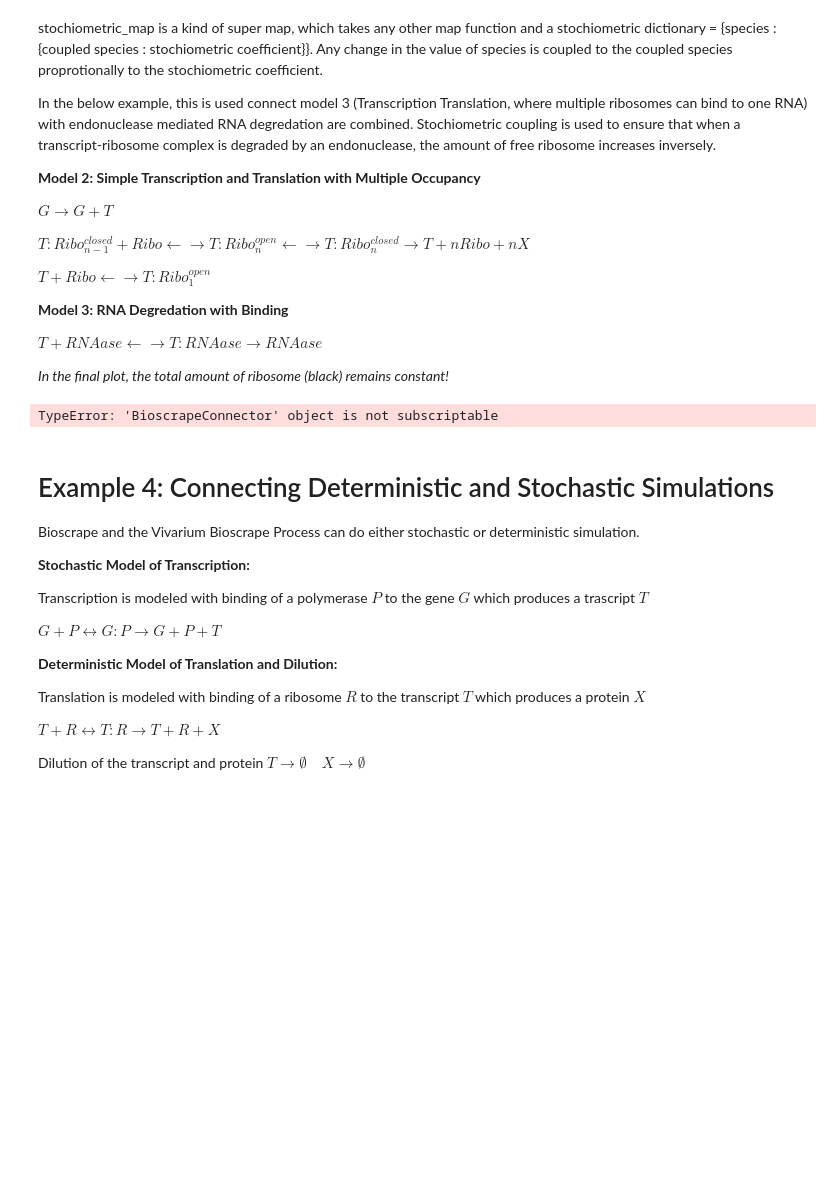
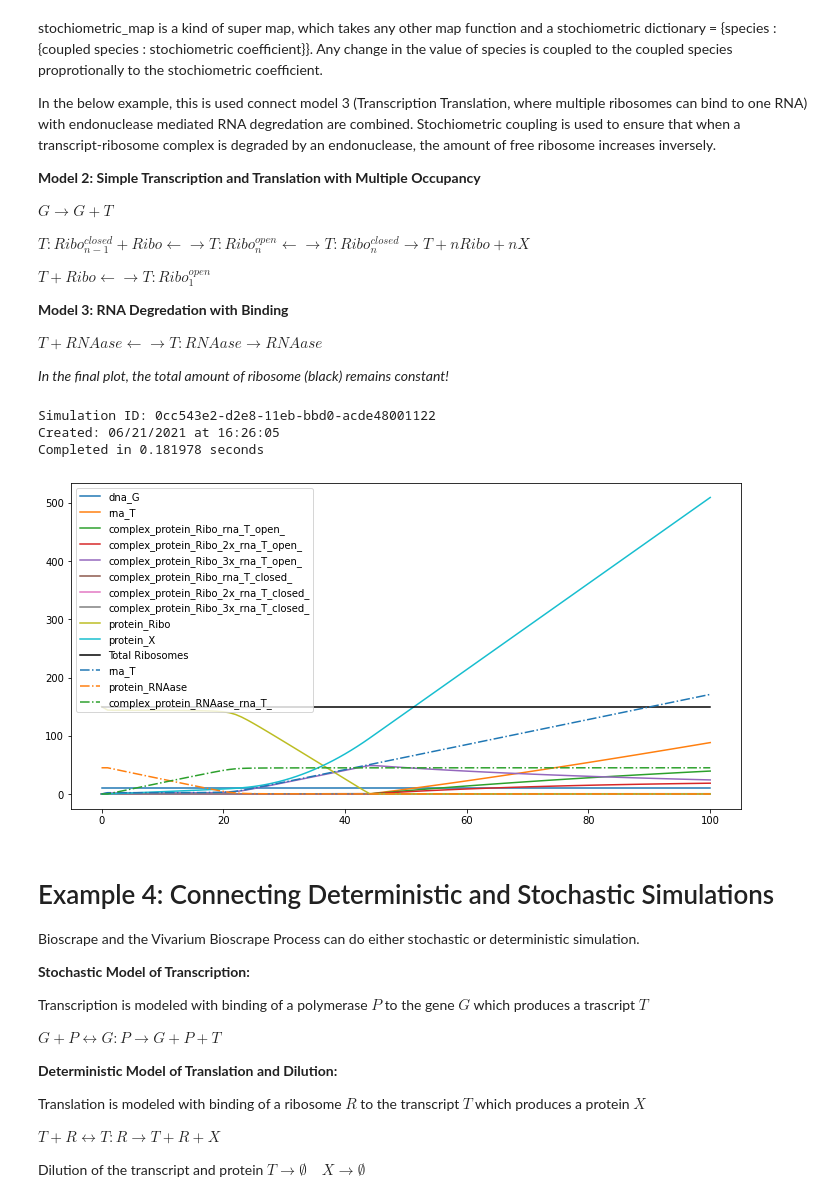
Before and after one commit to vivarium-collective/vivarium-bioscrape, a Jupyter notebook: Notebooks/BioscrapeConnector and OneWayMaps.ipynb, the cells around one changed output. Cells and saved outputs as stored; diff of their text form; code cells hidden in the pictures; blank space fills up the shorter version.

```diff
--- a/Notebooks/BioscrapeConnector and OneWayMaps.ipynb
+++ b/Notebooks/BioscrapeConnector and OneWayMaps.ipynb
@@ -239,35 +249,38 @@ composite = BioscrapeConnector()
 #Add models to the composite
 composite.add_model(name = "txtl", bioscrape_process = bsp1)
 composite.add_model(name = "degradation", bioscrape_process = bsp2)
 
 #Add connections to the composite
 composite.add_connection(source = "txtl", target = "degradation", map_function = map_func_12)
 composite.add_connection(source = "degradation", target = "txtl", map_function = map_func_21)
 
 #Get the initial state
 initial_state = composite.initial_state({'txtl' : {'rna_T':0}, "degradation": {'rna_T':0}})
 
 #Run a simulation
 sim_settings = {
         'total_time': 100,
         'initial_state': initial_state}
-output = simulate_composite(composite, sim_settings)
+output = simulate_composer(composite, sim_settings)
 
 #Plot results
 plt.figure(figsize = (12, 6))
 total_ribo = np.zeros(len(output['time']))
 for s in output['txtl_species']:
     plt.plot(output['time'], output['txtl_species'][s], label = s)
     #Calculate total amount of ribosome
     total_ribo += np.array(output['txtl_species'][s])*ribo_count(s)
 
 plt.plot(output['time'], total_ribo, color = "black", ms = 4, label = "Total Ribosomes")
 for s in output['degradation_species']:
     plt.plot(output['time'], output['degradation_species'][s], "-.", label = s)
 
 plt.legend();
 # %% [output]
-TypeError: 'BioscrapeConnector' object is not subscriptable
+Simulation ID: 0cc543e2-d2e8-11eb-bbd0-acde48001122
+Created: 06/21/2021 at 16:26:05
+Completed in 0.181978 seconds
+[figure, added]
 # %% [markdown]
 # Example 4: Connecting Deterministic and Stochastic Simulations
 Bioscrape and the Vivarium Bioscrape Process can do either stochastic or deterministic simulation.
```
Also changed, not shown: parts of 5 cells of this notebook, 3 other files.
